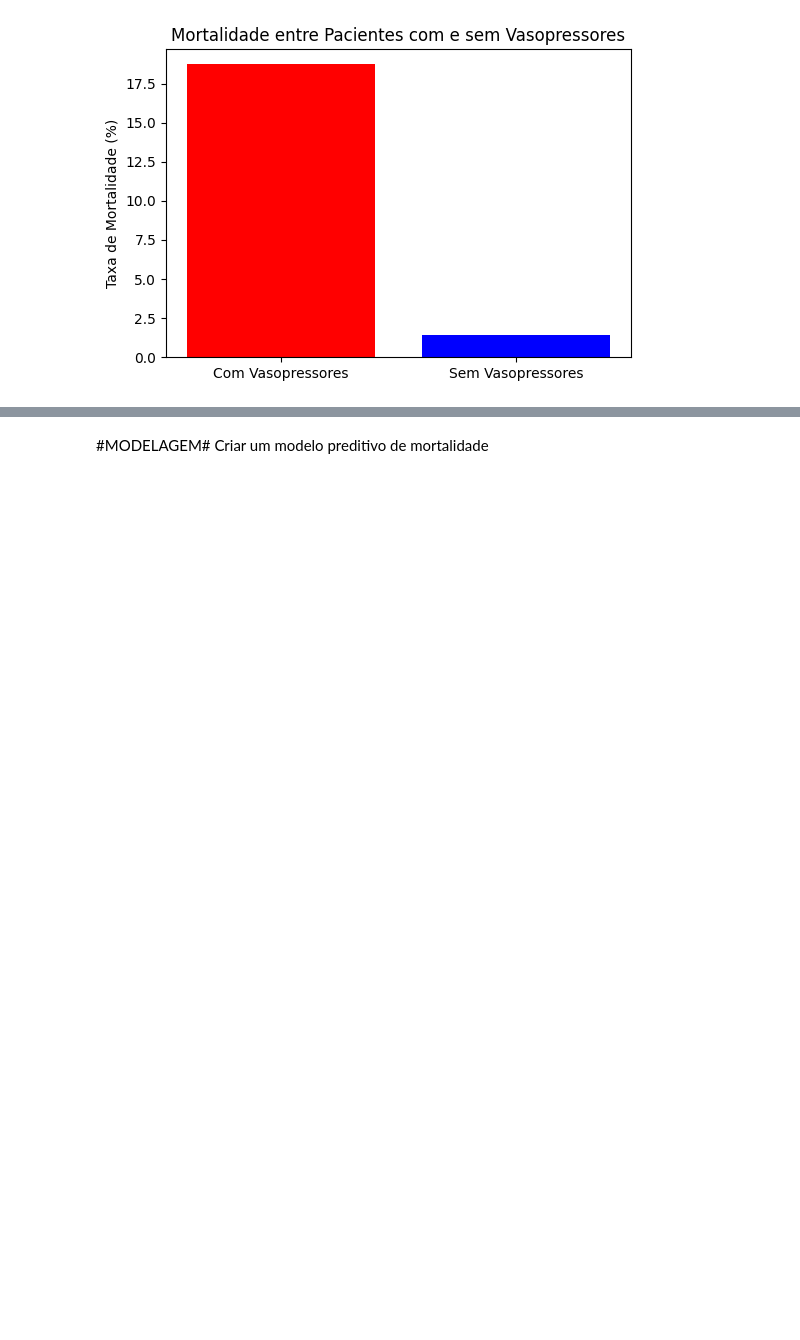
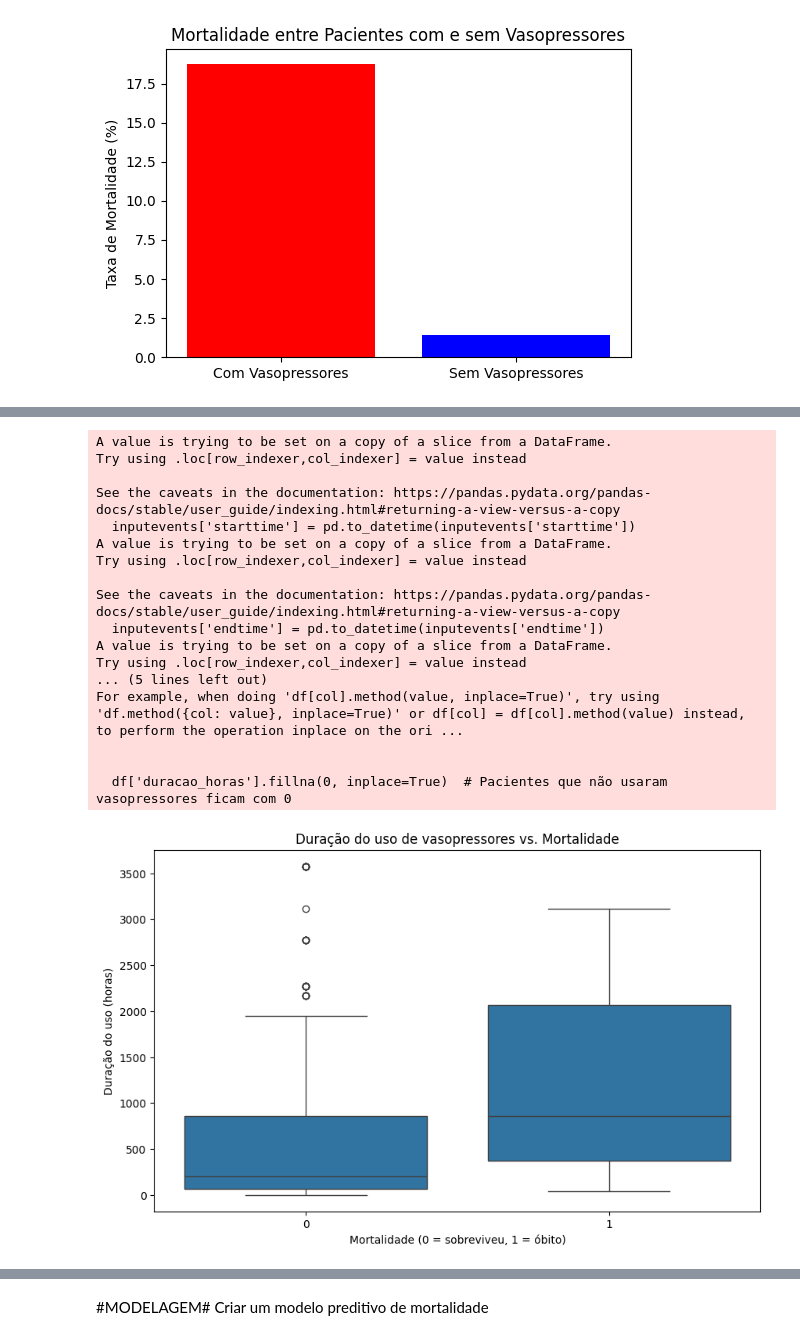
Before and after one commit to luizcostaxp/Alg1, a Jupyter notebook: mimiciv.ipynb, the cells around one changed output, grey strips where cells are left out. Cells and saved outputs as stored; diff of their text form; code cells hidden in the pictures; blank space fills up the shorter version.

```diff
--- a/mimiciv.ipynb
+++ b/mimiciv.ipynb
@@ -236,0 +301,47 @@ Taxa de mortalidade para pacientes sem vasopressores: 1.42%
+# %%
+# DURAÇÃO DO USO DOS VASOPRESSORES
+
+# Pegar apenas eventos de vasopressores na tabela inputevents
+if 'inputevents' in dados:
+    inputevents = dados['inputevents'][['subject_id', 'starttime', 'endtime', 'itemid']]
+
+    # Converter para datetime
+    inputevents['starttime'] = pd.to_datetime(inputevents['starttime'])
+    inputevents['endtime'] = pd.to_datetime(inputevents['endtime'])
+
+    # Calcular duração do uso (em horas)
+    inputevents['duracao_horas'] = (inputevents['endtime'] - inputevents['starttime']).dt.total_seconds() / 3600
+
+    # Juntar com os dados anteriores
+    duracoes = inputevents.groupby('subject_id')['duracao_horas'].sum().reset_index()
+    df = df.merge(duracoes, on='subject_id', how='left')
+    df['duracao_horas'].fillna(0, inplace=True)  # Pacientes que não usaram vasopressores ficam com 0
+
+    # Gráfico de duração vs. mortalidade
+    plt.figure(figsize=(10,6))
+    sns.boxplot(data=df, x='hospital_expire_flag', y='duracao_horas')
+    plt.title("Duração do uso de vasopressores vs. Mortalidade")
+    plt.xlabel("Mortalidade (0 = sobreviveu, 1 = óbito)")
+    plt.ylabel("Duração do uso (horas)")
+    plt.show()
+else:
+    print("Tabela 'inputevents' não encontrada na versão demo.")
+# %% [output]
+A value is trying to be set on a copy of a slice from a DataFrame.
+Try using .loc[row_indexer,col_indexer] = value instead
+
+See the caveats in the documentation: https://pandas.pydata.org/pandas-docs/stable/user_guide/indexing.html#returning-a-view-versus-a-copy
+  inputevents['starttime'] = pd.to_datetime(inputevents['starttime'])
+A value is trying to be set on a copy of a slice from a DataFrame.
+Try using .loc[row_indexer,col_indexer] = value instead
+
+See the caveats in the documentation: https://pandas.pydata.org/pandas-docs/stable/user_guide/indexing.html#returning-a-view-versus-a-copy
+  inputevents['endtime'] = pd.to_datetime(inputevents['endtime'])
+A value is trying to be set on a copy of a slice from a DataFrame.
+Try using .loc[row_indexer,col_indexer] = value instead
+... (5 lines left out)
+For example, when doing 'df[col].method(value, inplace=True)', try using 'df.method({col: value}, inplace=True)' or df[col] = df[col].method(value) instead, to perform the operation inplace on the ori ...
+
+
+  df['duracao_horas'].fillna(0, inplace=True)  # Pacientes que não usaram vasopressores ficam com 0
+[figure, added]
```
Also changed, not shown: parts of 4 cells of this notebook.
